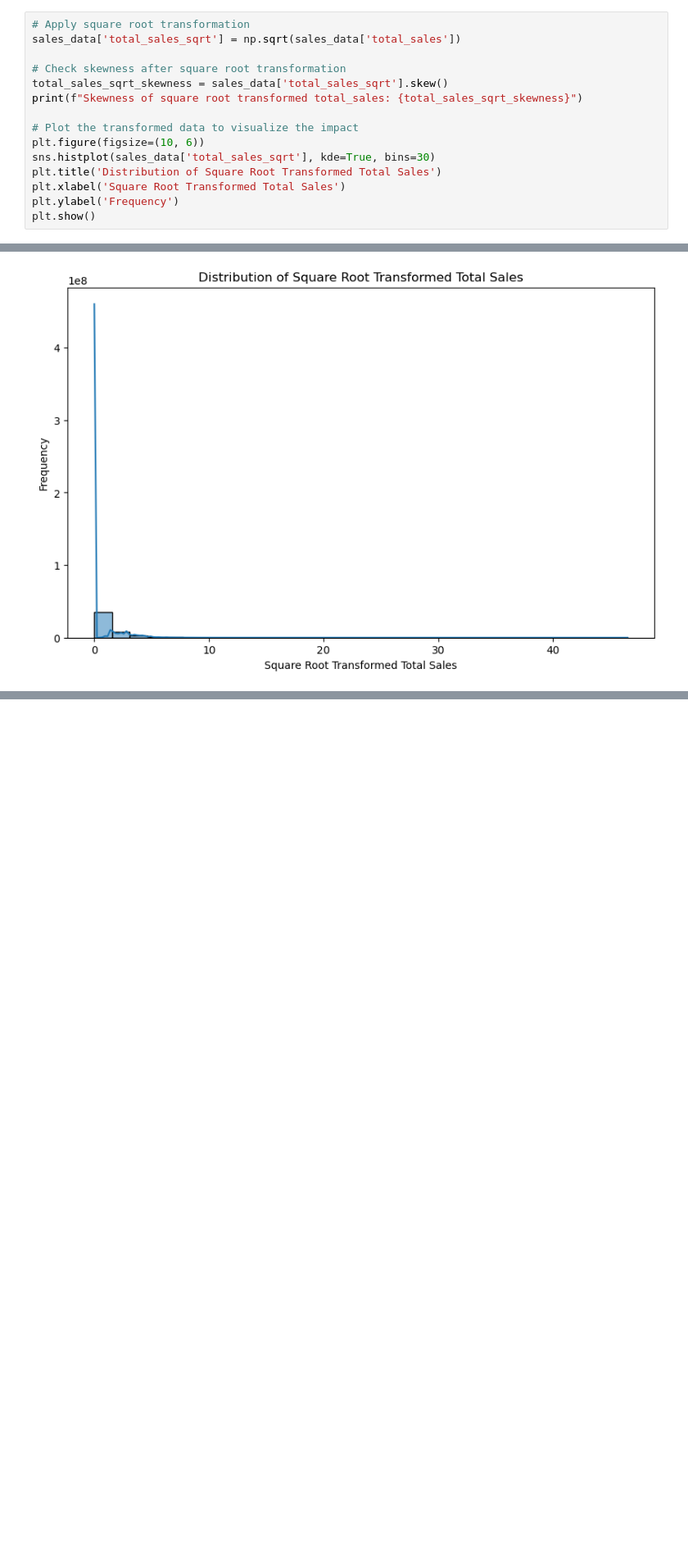
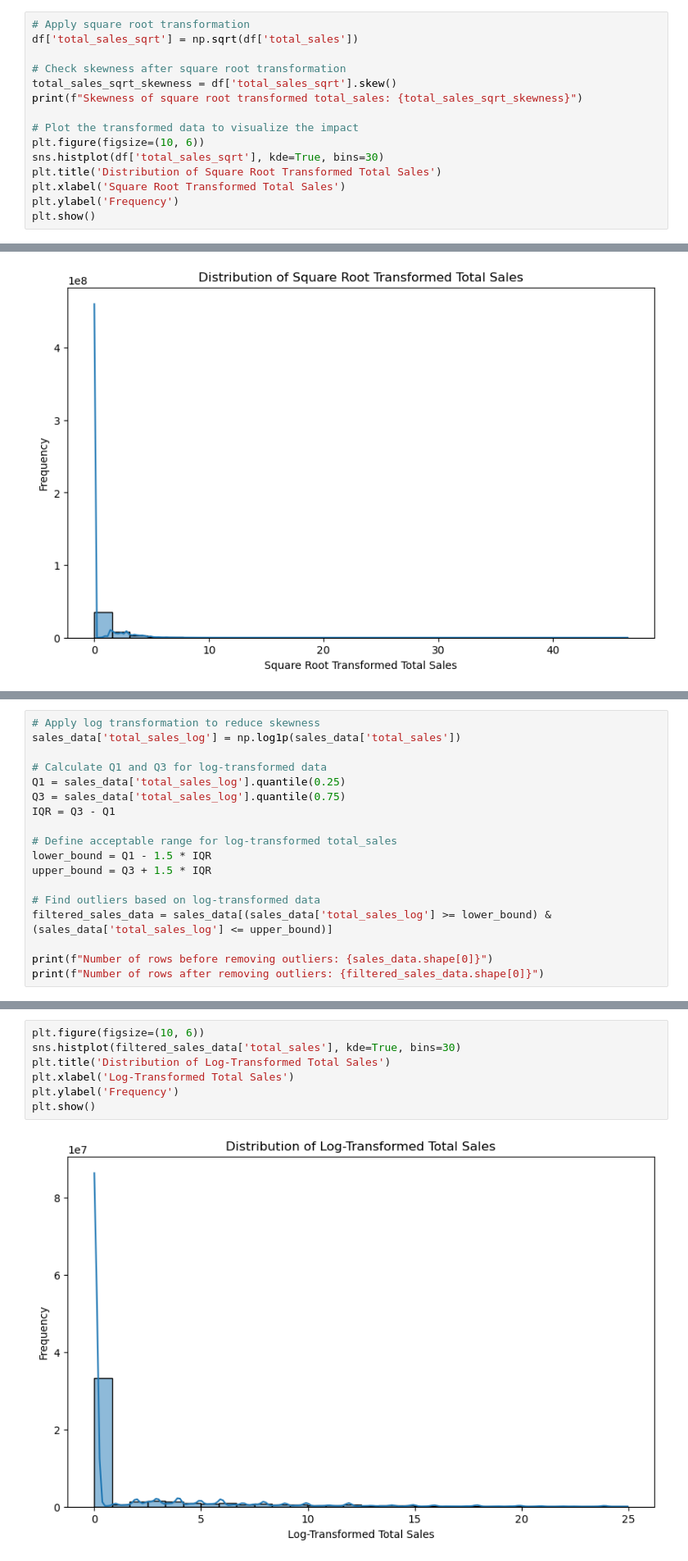
Before and after one commit to DrishyaChuke/Sales-Forecasting-API, a Jupyter notebook: notebooks/EDA-DataCleaning.ipynb, the cells around one changed output, grey strips where cells are left out. Shown: that part at 82% size. Drawn from its saved outputs; the diff is of its cells as text; blank space fills up the shorter version.

```diff
--- a/notebooks/EDA-DataCleaning.ipynb
+++ b/notebooks/EDA-DataCleaning.ipynb
@@ -216,15 +336,15 @@ print(f"Skewness of total_sales: {total_sales_skewness}")
 Skewness of total_sales: 13.204313063374315
 # %%
 # Apply square root transformation
-sales_data['total_sales_sqrt'] = np.sqrt(sales_data['total_sales'])
+df['total_sales_sqrt'] = np.sqrt(df['total_sales'])
 
 # Check skewness after square root transformation
-total_sales_sqrt_skewness = sales_data['total_sales_sqrt'].skew()
+total_sales_sqrt_skewness = df['total_sales_sqrt'].skew()
 print(f"Skewness of square root transformed total_sales: {total_sales_sqrt_skewness}")
 
 # Plot the transformed data to visualize the impact
 plt.figure(figsize=(10, 6))
-sns.histplot(sales_data['total_sales_sqrt'], kde=True, bins=30)
+sns.histplot(df['total_sales_sqrt'], kde=True, bins=30)
 plt.title('Distribution of Square Root Transformed Total Sales')
 plt.xlabel('Square Root Transformed Total Sales')
 plt.ylabel('Frequency')
@@ -313,0 +375,18 @@ Skewness of Box-Cox transformed total_sales: 0.88586457053604
+# %%
+# Apply log transformation to reduce skewness
+sales_data['total_sales_log'] = np.log1p(sales_data['total_sales'])
+
+# Calculate Q1 and Q3 for log-transformed data
+Q1 = sales_data['total_sales_log'].quantile(0.25)
+Q3 = sales_data['total_sales_log'].quantile(0.75)
+IQR = Q3 - Q1
+
+# Define acceptable range for log-transformed total_sales
+lower_bound = Q1 - 1.5 * IQR
+upper_bound = Q3 + 1.5 * IQR
+
+# Find outliers based on log-transformed data
+filtered_sales_data = sales_data[(sales_data['total_sales_log'] >= lower_bound) & (sales_data['total_sales_log'] <= upper_bound)]
+
+print(f"Number of rows before removing outliers: {sales_data.shape[0]}")
+print(f"Number of rows after removing outliers: {filtered_sales_data.shape[0]}")
@@ -313,0 +396,9 @@ Skewness of Box-Cox transformed total_sales: 0.88586457053604
+# %%
+plt.figure(figsize=(10, 6))
+sns.histplot(filtered_sales_data['total_sales'], kde=True, bins=30)
+plt.title('Distribution of Log-Transformed Total Sales')
+plt.xlabel('Log-Transformed Total Sales')
+plt.ylabel('Frequency')
+plt.show()
+# %% [output]
+[figure, added]
```
Also changed, not shown: parts of 33 cells of this notebook, 20 other files.
